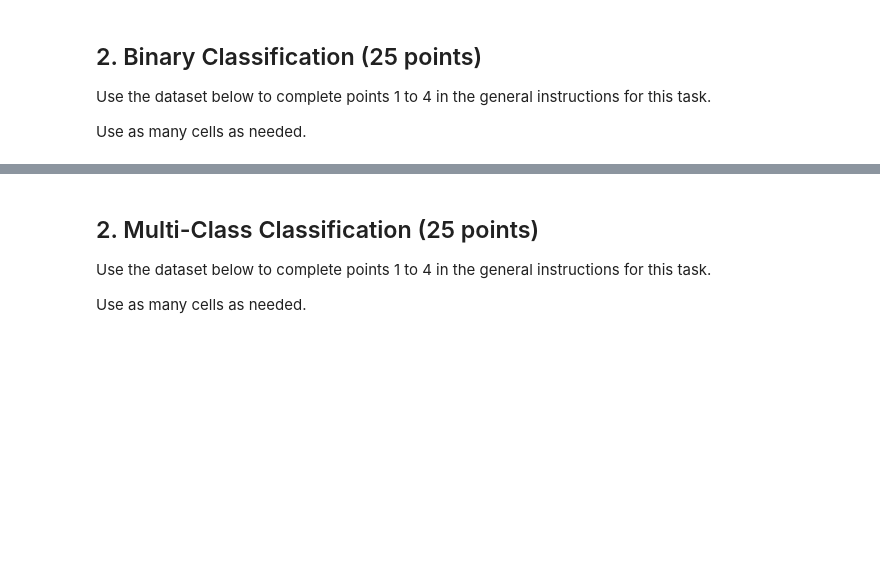
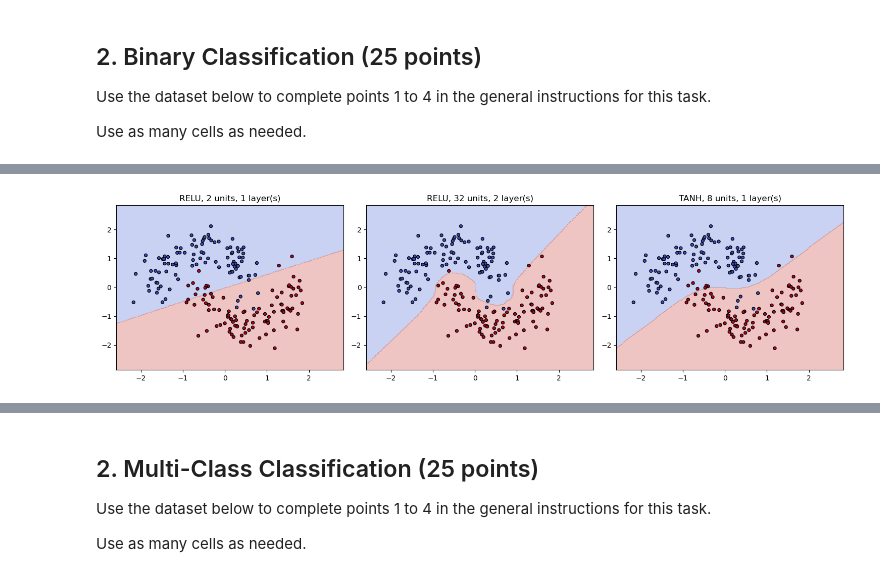
Before and after one commit to alibpowell/ML4021-Group, a Jupyter notebook: 04-manual-mlps.ipynb, the cells around one changed output, grey strips where cells are left out. Cells and saved outputs as stored; diff of their text form; code cells hidden in the pictures; blank space fills up the shorter version.

```diff
--- a/04-manual-mlps.ipynb
+++ b/04-manual-mlps.ipynb
@@ -100,0 +340,22 @@ X, y = make_moons(n_samples=1000, noise=0.2, random_state=42)
+# %%
+# Decision boundaries
+def plot_boundary(ax, model, title):
+    xx, yy = np.meshgrid(
+        np.linspace(X_bin_train_scaled[:, 0].min() - 0.5, X_bin_train_scaled[:, 0].max() + 0.5, 200),
+        np.linspace(X_bin_train_scaled[:, 1].min() - 0.5, X_bin_train_scaled[:, 1].max() + 0.5, 200)
+    )
+    grid = torch.tensor(np.c_[xx.ravel(), yy.ravel()], dtype=torch.float32)
+    zz = model.predict(grid).numpy().reshape(xx.shape)
+    ax.contourf(xx, yy, zz, alpha=0.3, cmap="coolwarm")
+    ax.scatter(X_bin_holdout_scaled[:, 0], X_bin_holdout_scaled[:, 1],
+               c=y_bin_holdout, cmap="coolwarm", edgecolor="k", s=18)
+    ax.set_title(title)
+
+fig, axes = plt.subplots(1, 3, figsize=(15, 4))
+for ax, key in zip(axes, [("relu", 2, 1), ("relu", 32, 2), ("tanh", 8, 1)]):
+    plot_boundary(ax, bin_models[key],
+                  f"{key[0].upper()}, {key[1]} units, {key[2]} layer(s)")
+plt.tight_layout()
+plt.show()
+# %% [output]
+[figure, added]
```
Also changed, not shown: parts of 6 cells of this notebook.
